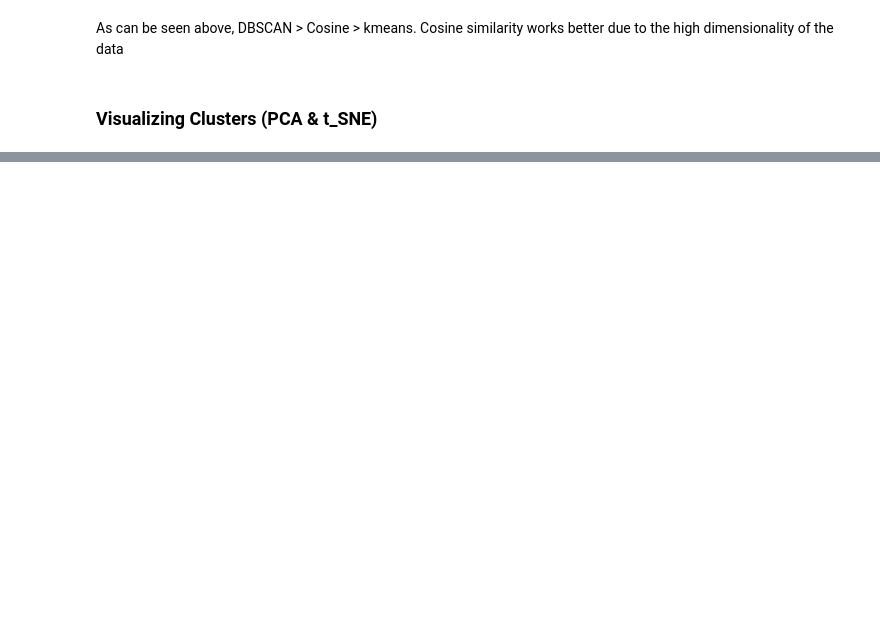
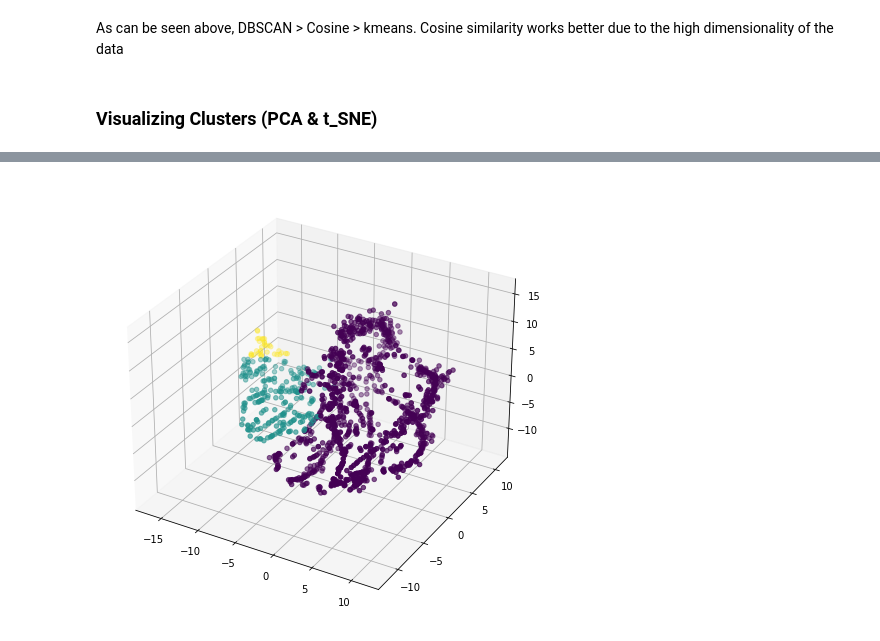
Before and after one commit to Phil-avi/coffee-quality-database, a Jupyter notebook: Exploratory Analysis.ipynb, the cells around one changed output, grey strips where cells are left out. Saved outputs shown, nothing was run; the diff lists cells and outputs as text; code cells hidden in the pictures; blank space fills up the shorter version.

```diff
--- a/Exploratory Analysis.ipynb
+++ b/Exploratory Analysis.ipynb
@@ -228,8 +235,6 @@ fig.show()
 # %%
 from sklearn.manifold import TSNE
-def tsne_prepare(n_components,df,labels):
+def tsne_prepare(n_components,df):
     tsne=TSNE(n_components=n_components)
     tsne_data=tsne.fit_transform(df)
-    tsne_data=np.vstack([tsne_data.T,labels]).T
-    tsne_df=pd.DataFrame(tsne_data,columns=['x','y','z','labels'])
-    return tsne_df
+    return tsne_data
@@ -245,0 +241,20 @@ NameError: name 'plot_animation' is not defined
+# %%
+from mpl_toolkits.mplot3d import Axes3D
+from matplotlib.colors import ListedColormap
+tsne_data=tsne_prepare(3, X)
+
+tsne_data_kmeans=np.vstack([tsne_data.T,kmeans.labels_]).T
+tsne_3d_df_kmeans=pd.DataFrame(tsne_data_kmeans,columns=['x','y','z','labels'])
+
+tsne_data_cosine_kmeans=np.vstack([tsne_data.T,normalized_kmeans.labels_]).T
+tsne_3d_df_cosine_kmeans=pd.DataFrame(tsne_data_cosine_kmeans,columns=['x','y','z','labels'])
+
+tsne_data_dbscan=np.vstack([tsne_data.T,dbscan.labels_]).T
+tsne_3d_df_dbscan=pd.DataFrame(tsne_data_dbscan,columns=['x','y','z','labels'])
+
+fig=plt.figure(figsize=(6,6))
+ax=Axes3D(fig)
+
+sc=ax.scatter(tsne_3d_df_cosine_kmeans.x, tsne_3d_df_cosine_kmeans.y,tsne_3d_df_cosine_kmeans.z,c=tsne_3d_df_cosine_kmeans.labels,marker='o')
+# %% [output]
+[figure, added]
```
Also changed, not shown: parts of 27 cells of this notebook.
